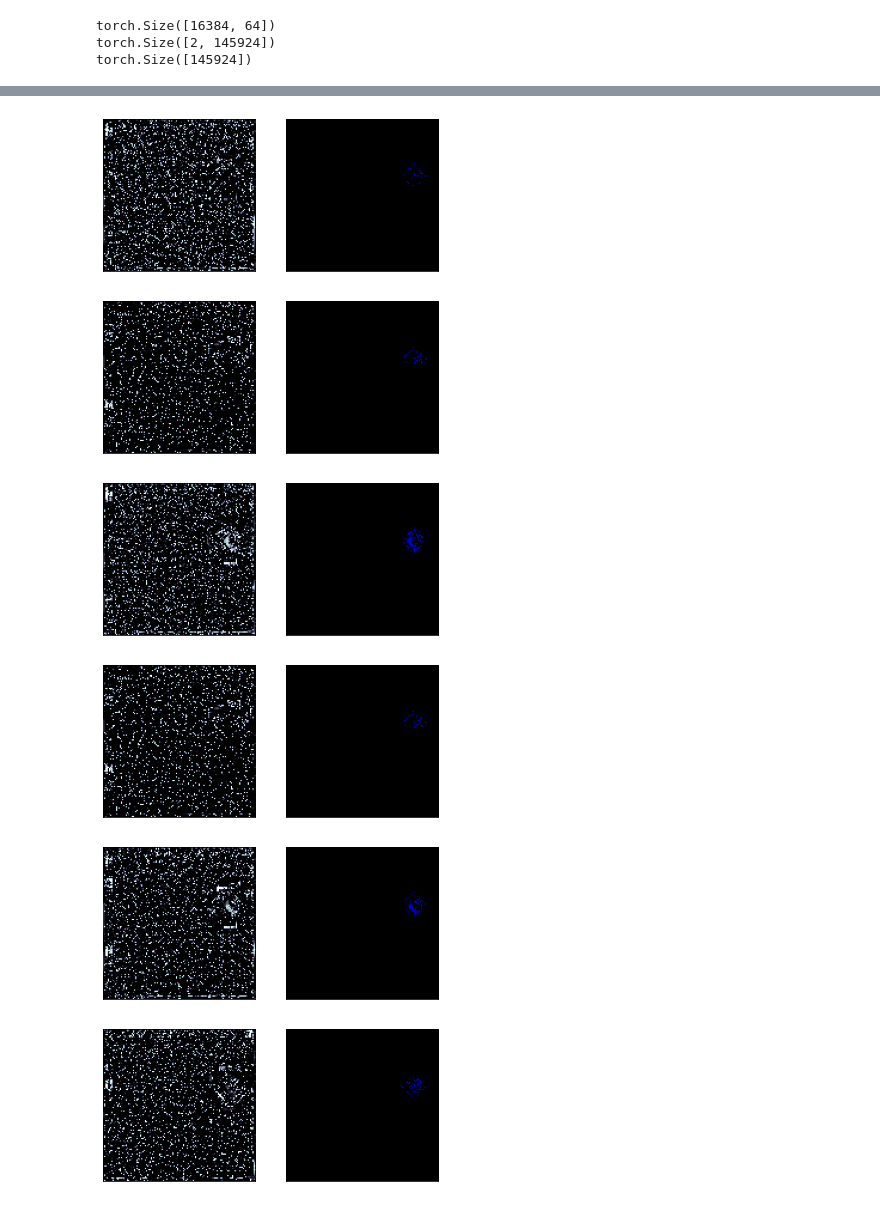
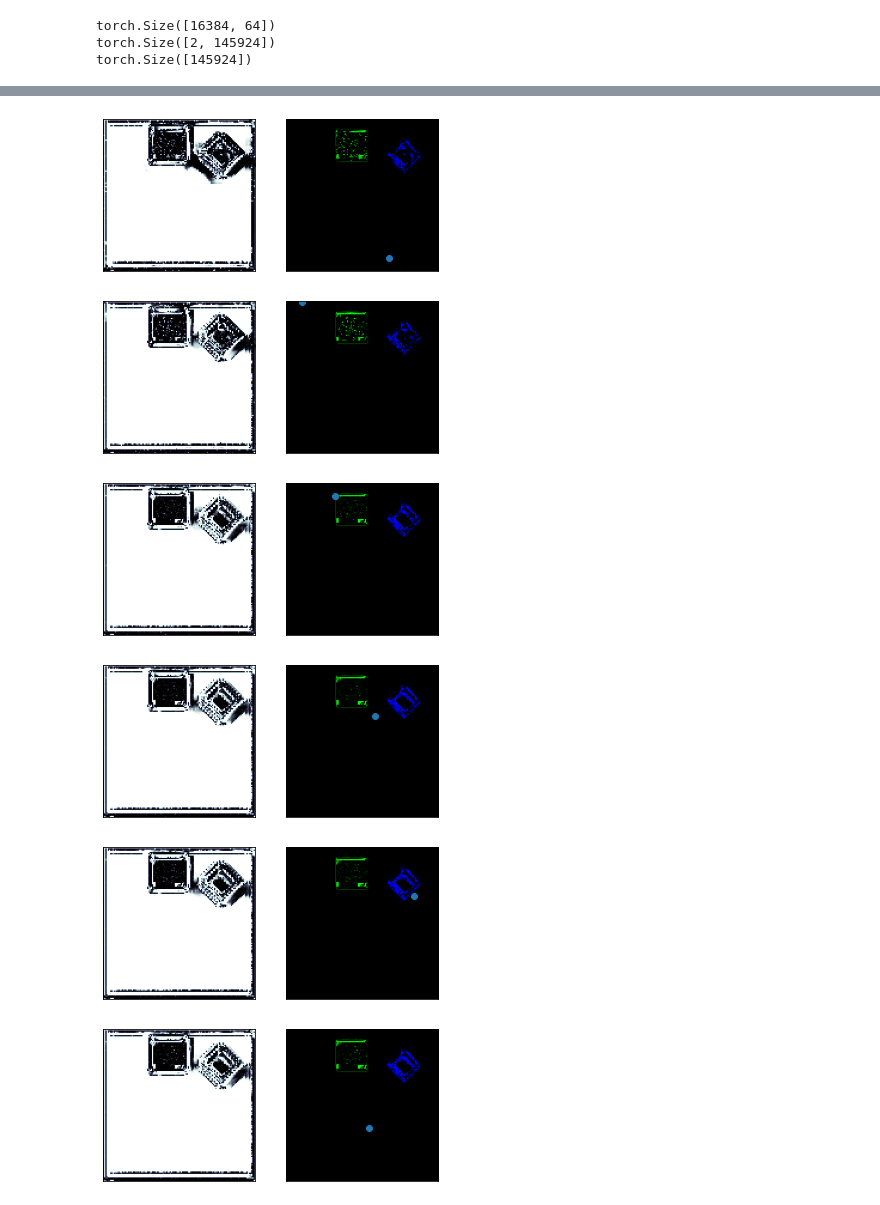
Before and after one commit to ZongjingLi/SceneGraphLearner, a Jupyter notebook: blastfield.ipynb, the cells around one changed output, grey strips where cells are left out. Drawn from its saved outputs; the diff is of its cells as text; code cells hidden in the pictures.

```diff
--- a/blastfield.ipynb
+++ b/blastfield.ipynb
@@ -700,6 +702,4 @@ class ConstructQuarter(nn.Module):
 # %%
-from config import *
-
 class ConstructNet(nn.Module):
     def __init__(self, config):
         super().__init__()
@@ -733,9 +733,9 @@ class ConstructNet(nn.Module):
             nn.Conv2d(latent_dim, kq_dim, kernel_size=1, bias=True, padding='same'))
 
         # [Construct Quarters]
-        construct_config = (10,5)
+        construct_config = (128*128,10,5)
         self.construct_quarters = nn.ModuleList(
-            [ConstructQuarter(node_feat_size, node_feat_size, k) for k in construct_config]
+            [ConstructQuarter(node_feat_size, node_feat_size, construct_config[i+1], construct_config[i]) for i in range(len(construct_config) - 1)]
         )
 
         self.verbose = 0
@@ -788,19 +788,21 @@ class ConstructNet(nn.Module):
         curr_scene = base_scene_structure
         from_base = True
         level_masks = []
+        level_index = []
+        level_features = []
         if self.verbose:
             print("scene construction::\n")
         for construct_quarter in self.construct_quarters:
             construct_counter +=1
             if self.verbose:
                 print("construct quarter {}:".format(construct_counter))
-            curr_scene, masks = construct_quarter(curr_scene, from_base)
+            curr_scene, masks, raw_features ,sample_index = construct_quarter(curr_scene, from_base)
             from_base = False
-            level_masks.append(masks)
+            level_masks.append(masks); level_index.append(sample_index); level_features.append(raw_features)
             # load the abstract graph information
             if self.verbose:
                 print("")
-        return {"gt_im":ims, "masks":level_masks}
+        return {"gt_im":ims, "masks":level_masks, "level_index": level_index, "level_features":level_features}
 # %%
 # [Grid-Line Domain Diff]
 def lin2img(lin,b):return lin.reshape([b,128,128,3])
@@ -812,14 +814,3 @@ dataloader = torch.utils.data.DataLoader(test_dataset, batch_size = 1, shuffle =
 for sample in dataloader:
     ims = sample["image"]
     break;
-# %%
-construct_net = ConstructNet(config)
-
-outputs = construct_net(ims)
-
-level_masks = outputs["masks"]
-
-for level in level_masks:
-    print(level.shape)
-
-import torchvision
@@ -835,4 +847,18 @@ torch.Size([5, 10])
 # %%
+
+level_masks = outputs["masks"]
+level_index = outputs["level_index"]
+level_inds = outputs["level_index"]
+level_features = outputs["level_features"]
+
+for level in level_masks:print(level.shape)
+
+for idx in level_index:print(idx)
+
+for feat in level_features:print(feat.shape)
+
+
+base_locs = level_index[0]
 base_mask = level_masks[0].reshape([10,128,128]).detach()
 print(base_mask.max())
 
@@ -844,6 +870,9 @@ for i in range(base_mask.shape[0]):
                 labelbottom = False, bottom = False);
 
     plt.imshow(base_mask[i].unsqueeze(-1) * ims[0])
+    bx = base_locs[i] / 128
+    by = base_locs[i] % 128
+    plt.scatter(bx,by)
     plt.pause(0.01)
 plt.show()
 
@@ -857,6 +892,6 @@ tensor(1.)
-[figure, old version]
+[figure, new version]
-[figure, old version]
+[figure, new version]
-[figure, old version]
+[figure, new version]
-[figure, old version]
+[figure, new version]
-[figure, old version]
+[figure, new version]
-[figure, old version]
+[figure, new version]
```
Also changed, not shown: parts of 10 cells of this notebook, 2 other files.
